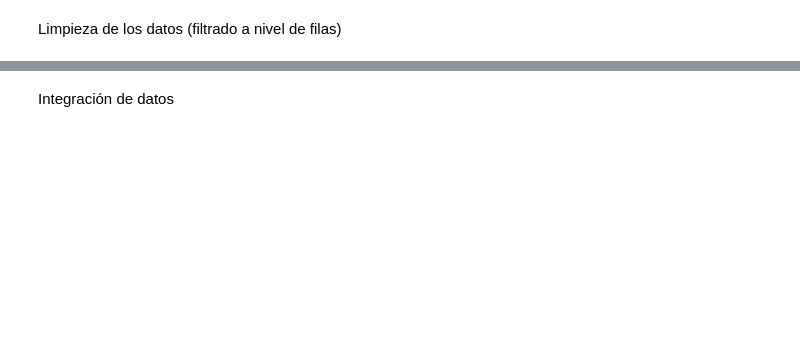
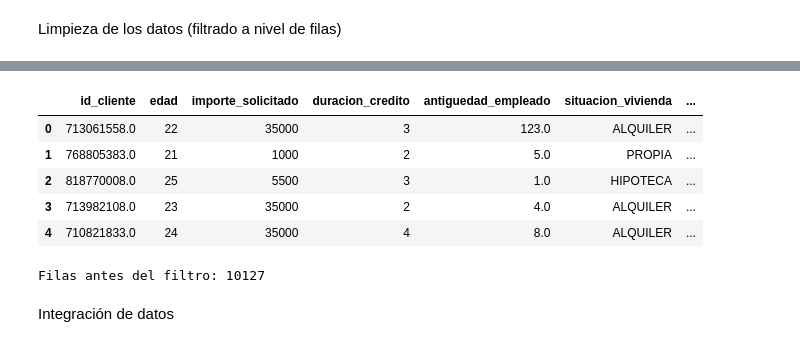
Before and after one commit to JhonFajardoRodas/13MBID-OCT2324, a Jupyter notebook: notebooks/comprension_datos/PD01-Transformaciones.ipynb, the cells around one changed output, grey strips where cells are left out. Drawn from its saved outputs; the diff is of its cells as text; code cells hidden in the pictures; blank space fills up the shorter version.

Commit message:
Modificaciones para finalizar la AP1

```diff
--- a/notebooks/comprension_datos/PD01-Transformaciones.ipynb
+++ b/notebooks/comprension_datos/PD01-Transformaciones.ipynb
@@ -91,3 +113,36 @@ print(f"Filas después del filtro: {temp_c.shape[0]}")
+# %%
+#Se puede definir una función para aplicar los cálculos
+def regla_pct_ingresos_credito(row):
+    pct_ingreso = row.pct_ingreso
+    ingresos = row.ingresos
+
+    if pct_ingreso > 0.5 and ingresos <= 20000:
+        # Es un error, no cumple la regla definida
+        return 'err'
+    else:
+        return 'ok'
+
+
+# Se aplica la función para todos los elementos del dataset
+regla_pct_ingresos = df_creditos.apply(lambda row: regla_pct_ingresos_credito(row), axis=1).rename("regla_pct_ingresos")
+
+# Se unen los resultados al dataset inicial
+df_creditos = pd.concat([df_creditos, regla_pct_ingresos], axis=1)
+df_creditos.head(5)
+# %% [output]
+|  | id_cliente | edad | importe_solicitado | duracion_credito | antiguedad_empleado | situacion_vivienda | ... |
+| 0 | 713061558.0 | 22 | 35000 | 3 | 123.0 | ALQUILER | ... |
+| 1 | 768805383.0 | 21 | 1000 | 2 | 5.0 | PROPIA | ... |
+| 2 | 818770008.0 | 25 | 5500 | 3 | 1.0 | HIPOTECA | ... |
+| 3 | 713982108.0 | 23 | 35000 | 2 | 4.0 | ALQUILER | ... |
+| 4 | 710821833.0 | 24 | 35000 | 4 | 8.0 | ALQUILER | ... |
+# %%
+# Se filtran las filas con algún error detectado
+print(f"Filas antes del filtro: {df_tarjetas.shape[0]}")
+
+temp = df_tarjetas[df_tarjetas['antiguedad_cliente'] < 90]
+# %% [output]
+Filas antes del filtro: 10127
 # %% [markdown]
 Integración de datos
 # %%
```
Also changed, not shown: parts of 12 cells of this notebook, 3 other files.
